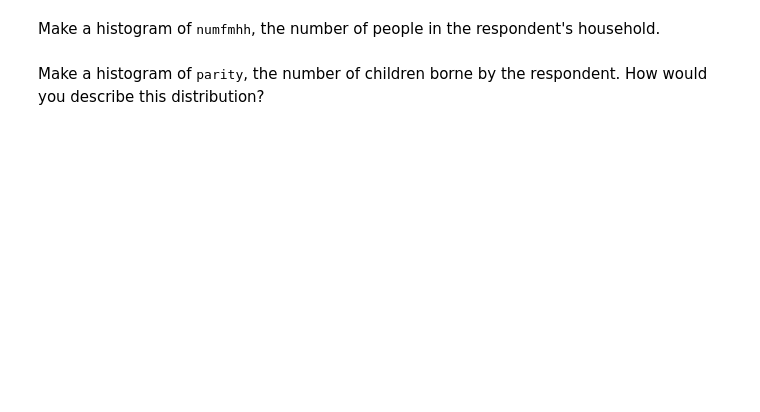
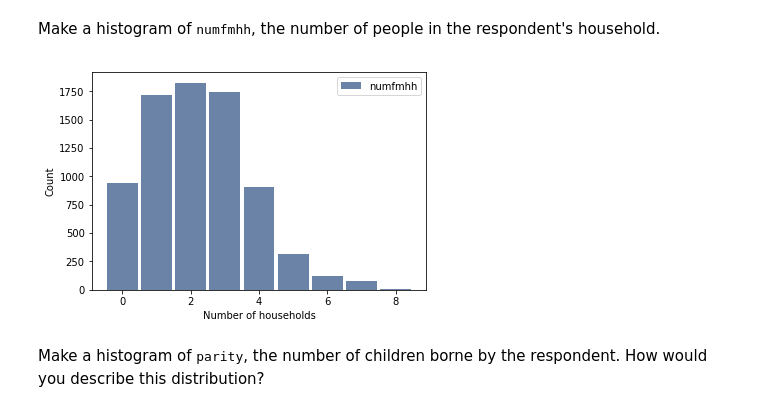
Before and after one commit to ejulio/ThinkStats2, a Jupyter notebook: code/chap02ex.ipynb, the cells around one changed output. Drawn from its saved outputs; the diff is of its cells as text; code cells hidden in the pictures; blank space fills up the shorter version.

```diff
--- a/code/chap02ex.ipynb
+++ b/code/chap02ex.ipynb
@@ -277,2 +289,8 @@ Make a histogram of <tt>numfmhh</tt>, the number of people in the respondent's h
+# %%
+hist = thinkstats2.Hist(resp.numfmhh, label='numfmhh')
+thinkplot.Hist(hist)
+thinkplot.Config(xlabel='Number of households', ylabel='Count')
+# %% [output]
+[figure, added]
 # %% [markdown]
 Make a histogram of <tt>parity</tt>, the number of children borne by the respondent.  How would you describe this distribution?
```
Also changed, not shown: parts of 21 cells of this notebook.
